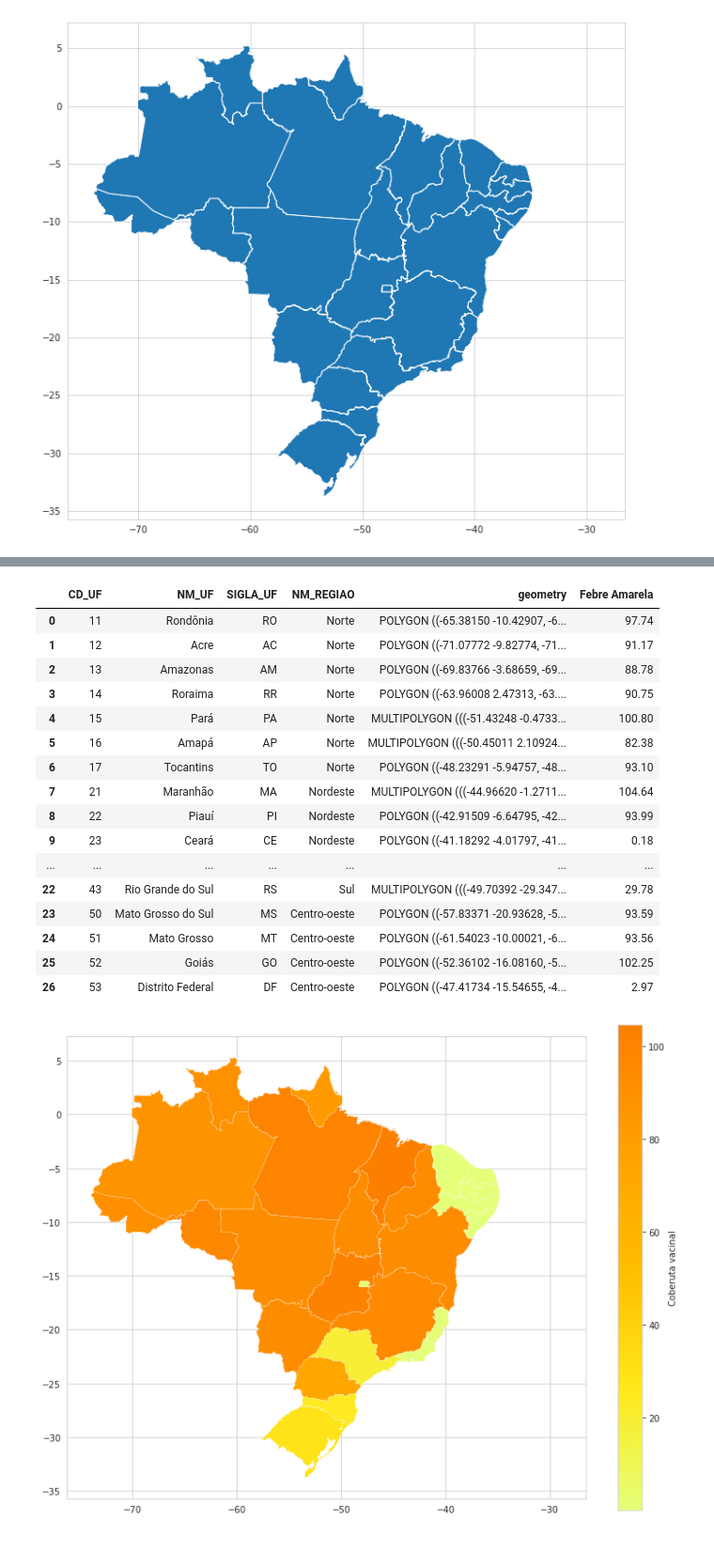
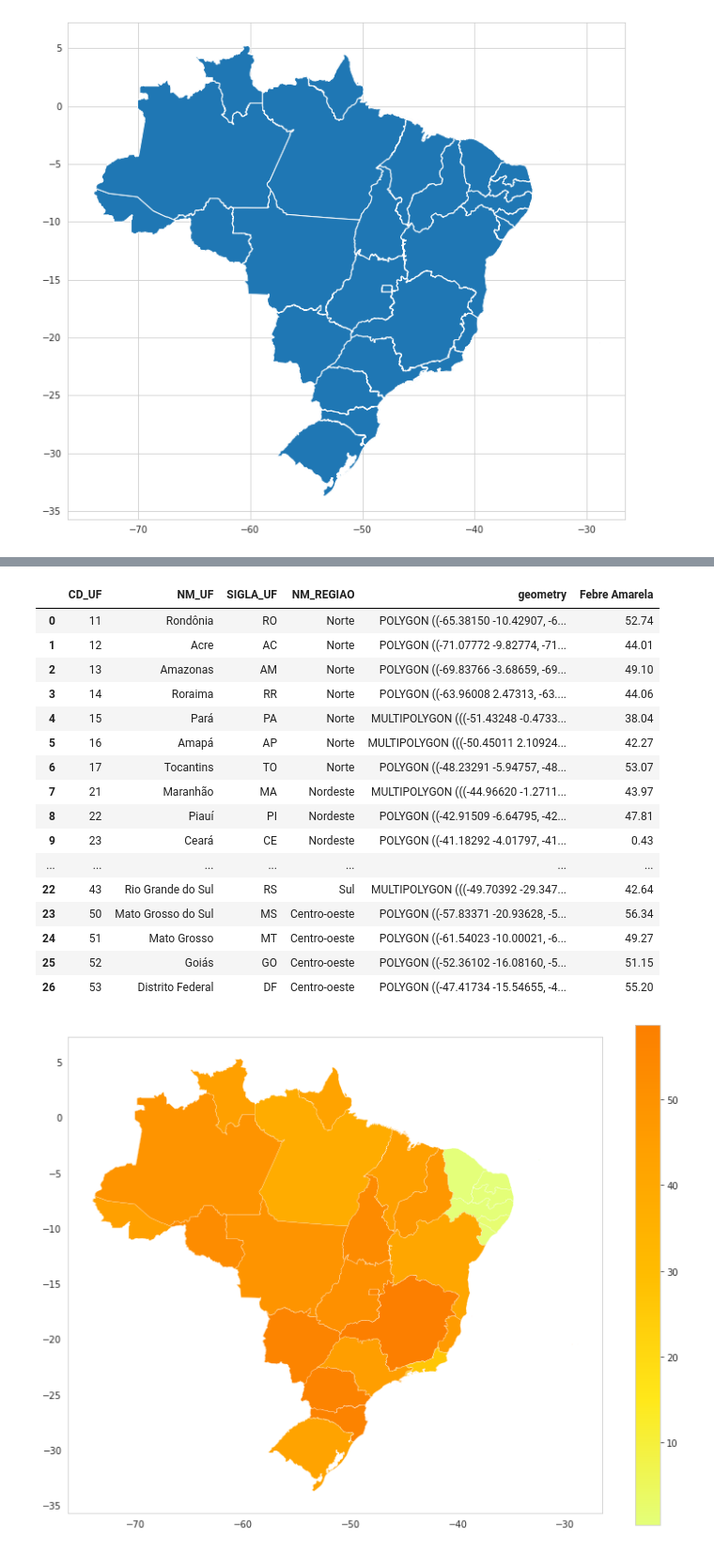
Before and after one commit to silva-felipe/BootCamp_Alura_DataScience, a Jupyter notebook: notebooks/Projeto_modulo2.ipynb, the cells around one changed output, grey strips where cells are left out. Shown at 94% size. Drawn from its saved outputs; the diff is of its cells as text; code cells hidden in the pictures.

```diff
--- a/notebooks/Projeto_modulo2.ipynb
+++ b/notebooks/Projeto_modulo2.ipynb
@@ -629,0 +632,3 @@ f_a
+# %%
+f_a = df[df['ano'] == 2019]['Febre Amarela']
+f_a
@@ -633,30 +656,33 @@ br_mapa = br_mapa.join(f_a, on='NM_UF')
 br_mapa
 # %% [output]
 |  | CD_UF | NM_UF | SIGLA_UF | NM_REGIAO | geometry | Febre Amarela |
-| 0 | 11 | Rondônia | RO | Norte | POLYGON ((-65.38150 -10.42907, -6... | 97.74 |
-| 1 | 12 | Acre | AC | Norte | POLYGON ((-71.07772 -9.82774, -71... | 91.17 |
-| 2 | 13 | Amazonas | AM | Norte | POLYGON ((-69.83766 -3.68659, -69... | 88.78 |
-| 3 | 14 | Roraima | RR | Norte | POLYGON ((-63.96008 2.47313, -63.... | 90.75 |
-| 4 | 15 | Pará | PA | Norte | MULTIPOLYGON (((-51.43248 -0.4733... | 100.80 |
-| 5 | 16 | Amapá | AP | Norte | MULTIPOLYGON (((-50.45011 2.10924... | 82.38 |
-| 6 | 17 | Tocantins | TO | Norte | POLYGON ((-48.23291 -5.94757, -48... | 93.10 |
-| 7 | 21 | Maranhão | MA | Nordeste | MULTIPOLYGON (((-44.96620 -1.2711... | 104.64 |
-| 8 | 22 | Piauí | PI | Nordeste | POLYGON ((-42.91509 -6.64795, -42... | 93.99 |
-| 9 | 23 | Ceará | CE | Nordeste | POLYGON ((-41.18292 -4.01797, -41... | 0.18 |
+| 0 | 11 | Rondônia | RO | Norte | POLYGON ((-65.38150 -10.42907, -6... | 52.74 |
+| 1 | 12 | Acre | AC | Norte | POLYGON ((-71.07772 -9.82774, -71... | 44.01 |
+| 2 | 13 | Amazonas | AM | Norte | POLYGON ((-69.83766 -3.68659, -69... | 49.10 |
+| 3 | 14 | Roraima | RR | Norte | POLYGON ((-63.96008 2.47313, -63.... | 44.06 |
+| 4 | 15 | Pará | PA | Norte | MULTIPOLYGON (((-51.43248 -0.4733... | 38.04 |
+| 5 | 16 | Amapá | AP | Norte | MULTIPOLYGON (((-50.45011 2.10924... | 42.27 |
+| 6 | 17 | Tocantins | TO | Norte | POLYGON ((-48.23291 -5.94757, -48... | 53.07 |
+| 7 | 21 | Maranhão | MA | Nordeste | MULTIPOLYGON (((-44.96620 -1.2711... | 43.97 |
+| 8 | 22 | Piauí | PI | Nordeste | POLYGON ((-42.91509 -6.64795, -42... | 47.81 |
+| 9 | 23 | Ceará | CE | Nordeste | POLYGON ((-41.18292 -4.01797, -41... | 0.43 |
 | ... | ... | ... | ... | ... | ... | ... |
-| 22 | 43 | Rio Grande do Sul | RS | Sul | MULTIPOLYGON (((-49.70392 -29.347... | 29.78 |
-| 23 | 50 | Mato Grosso do Sul | MS | Centro-oeste | POLYGON ((-57.83371 -20.93628, -5... | 93.59 |
-| 24 | 51 | Mato Grosso | MT | Centro-oeste | POLYGON ((-61.54023 -10.00021, -6... | 93.56 |
-| 25 | 52 | Goiás | GO | Centro-oeste | POLYGON ((-52.36102 -16.08160, -5... | 102.25 |
-| 26 | 53 | Distrito Federal | DF | Centro-oeste | POLYGON ((-47.41734 -15.54655, -4... | 2.97 |
+| 22 | 43 | Rio Grande do Sul | RS | Sul | MULTIPOLYGON (((-49.70392 -29.347... | 42.64 |
+| 23 | 50 | Mato Grosso do Sul | MS | Centro-oeste | POLYGON ((-57.83371 -20.93628, -5... | 56.34 |
+| 24 | 51 | Mato Grosso | MT | Centro-oeste | POLYGON ((-61.54023 -10.00021, -6... | 49.27 |
+| 25 | 52 | Goiás | GO | Centro-oeste | POLYGON ((-52.36102 -16.08160, -5... | 51.15 |
+| 26 | 53 | Distrito Federal | DF | Centro-oeste | POLYGON ((-47.41734 -15.54655, -4... | 55.20 |
 # %%
 fig, ax1 = plt.subplots(nrows=1, ncols=1, figsize=(13, 10))
 ax1 = br_mapa.plot(column='Febre Amarela',
                    legend = True,
                    linewidth=0.2,
                    cmap=plt.cm.Wistia,
-                   legend_kwds={"label":"Coberuta vacinal", "orientation":"vertical"},
+                  #  legend_kwds={"label":"Coberuta vacinal", "orientation":"vertical"},
                    ax=ax1)
+sns.set_style('whitegrid')
+plt.grid(False)
+ax1.tick_params()
 plt.show()
 # %% [output]
-[figure, old version]
+[figure, new version]
```
Also changed, not shown: parts of 9 cells of this notebook.
